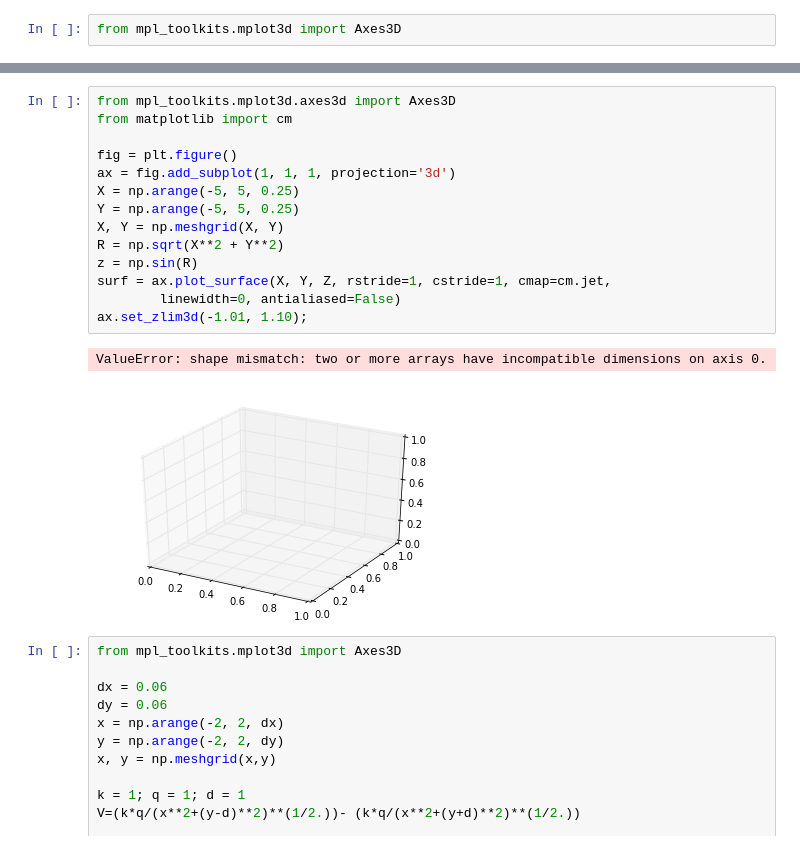
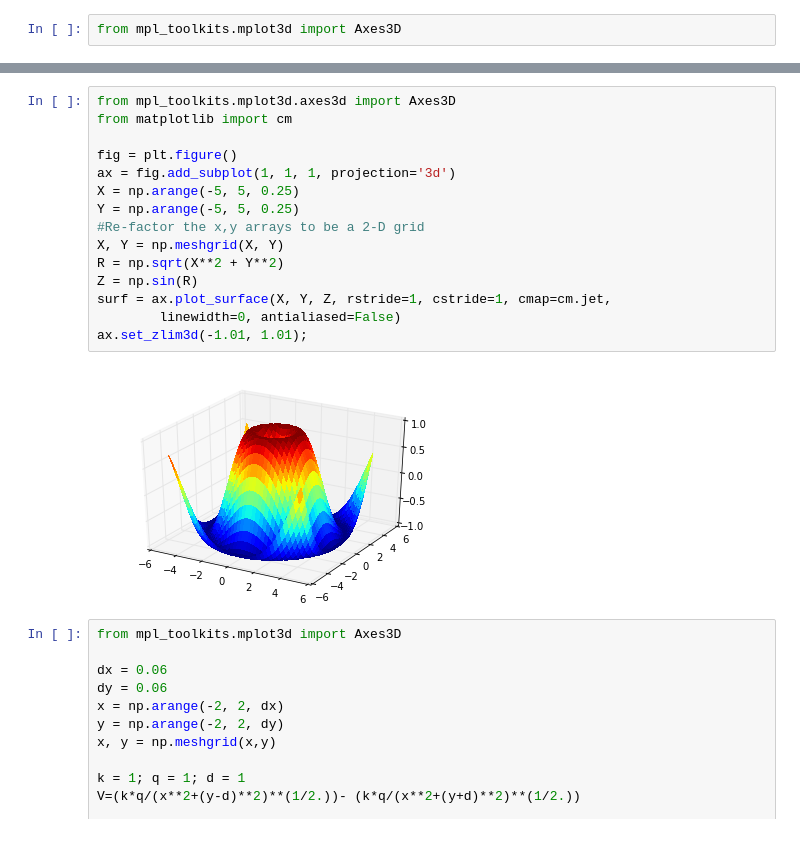
Before and after one commit to cspearso/PHYS202-S14, a Jupyter notebook: Graphics/GraphicsTour.ipynb, the cells around one changed output, grey strips where cells are left out. Cells and saved outputs as stored; diff of their text form.

Commit message:
Working on Graphics Exercises

```diff
--- a/Graphics/GraphicsTour.ipynb
+++ b/Graphics/GraphicsTour.ipynb
@@ -897,20 +1054,20 @@ from mpl_toolkits.mplot3d import Axes3D
 # %%
 from mpl_toolkits.mplot3d.axes3d import Axes3D
 from matplotlib import cm
 
 fig = plt.figure()
 ax = fig.add_subplot(1, 1, 1, projection='3d')
 X = np.arange(-5, 5, 0.25)
 Y = np.arange(-5, 5, 0.25)
+#Re-factor the x,y arrays to be a 2-D grid
 X, Y = np.meshgrid(X, Y)
 R = np.sqrt(X**2 + Y**2)
-z = np.sin(R)
+Z = np.sin(R)
 surf = ax.plot_surface(X, Y, Z, rstride=1, cstride=1, cmap=cm.jet,
         linewidth=0, antialiased=False)
-ax.set_zlim3d(-1.01, 1.10);
+ax.set_zlim3d(-1.01, 1.01);
 # %% [output]
-ValueError: shape mismatch: two or more arrays have incompatible dimensions on axis 0.
-[figure, old version]
+[figure, new version]
 # %%
 from mpl_toolkits.mplot3d import Axes3D
 
```
Also changed, not shown: parts of 20 cells of this notebook, 4 other files.
